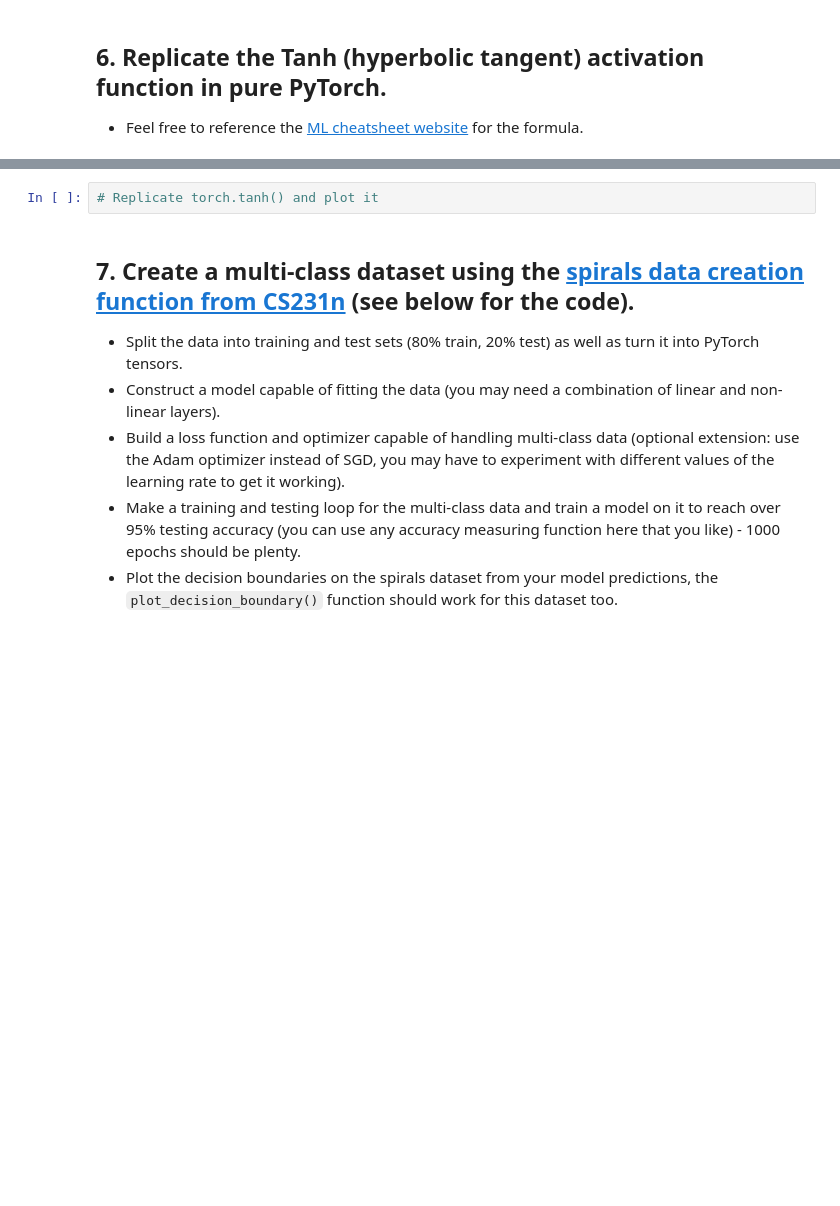
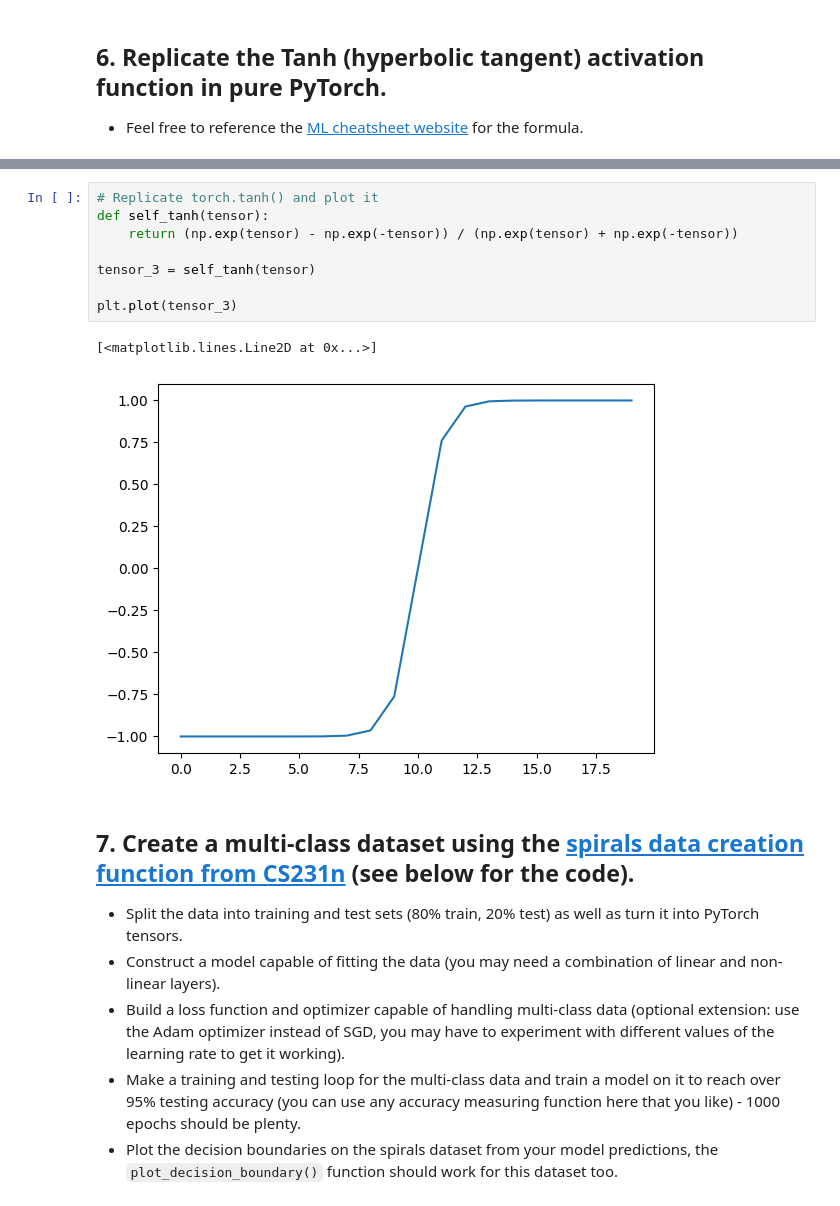
Before and after one commit to douglas-kwan/-Zero-to-Mastery-Learn-PyTorch-for-Deep-Learning-, a Jupyter notebook: Pytorch Neural Network Classification (02)/02_pytorch_classification_exercises.ipynb, the cells around one changed output, grey strips where cells are left out. Cells and saved outputs as stored; diff of their text form; blank space fills up the shorter version.

```diff
--- a/Pytorch Neural Network Classification (02)/02_pytorch_classification_exercises.ipynb
+++ b/Pytorch Neural Network Classification (02)/02_pytorch_classification_exercises.ipynb
@@ -329,5 +342,14 @@ def plot_decision_boundary(model, X, y):
-# %%
-# Replicate torch.tanh() and plot it
+# %%
+# Replicate torch.tanh() and plot it
+def self_tanh(tensor):
+    return (np.exp(tensor) - np.exp(-tensor)) / (np.exp(tensor) + np.exp(-tensor))
+
+tensor_3 = self_tanh(tensor)
+
+plt.plot(tensor_3)
+# %% [output]
+[<matplotlib.lines.Line2D at 0x...>]
+[figure, added]
 # %% [markdown]
 ## 7. Create a multi-class dataset using the [spirals data creation function from CS231n](https://cs231n.github.io/neural-networks-case-study/) (see below for the code).
   * Split the data into training and test sets (80% train, 20% test) as well as turn it into PyTorch tensors.
```
Also changed, not shown: parts of 14 cells of this notebook.
